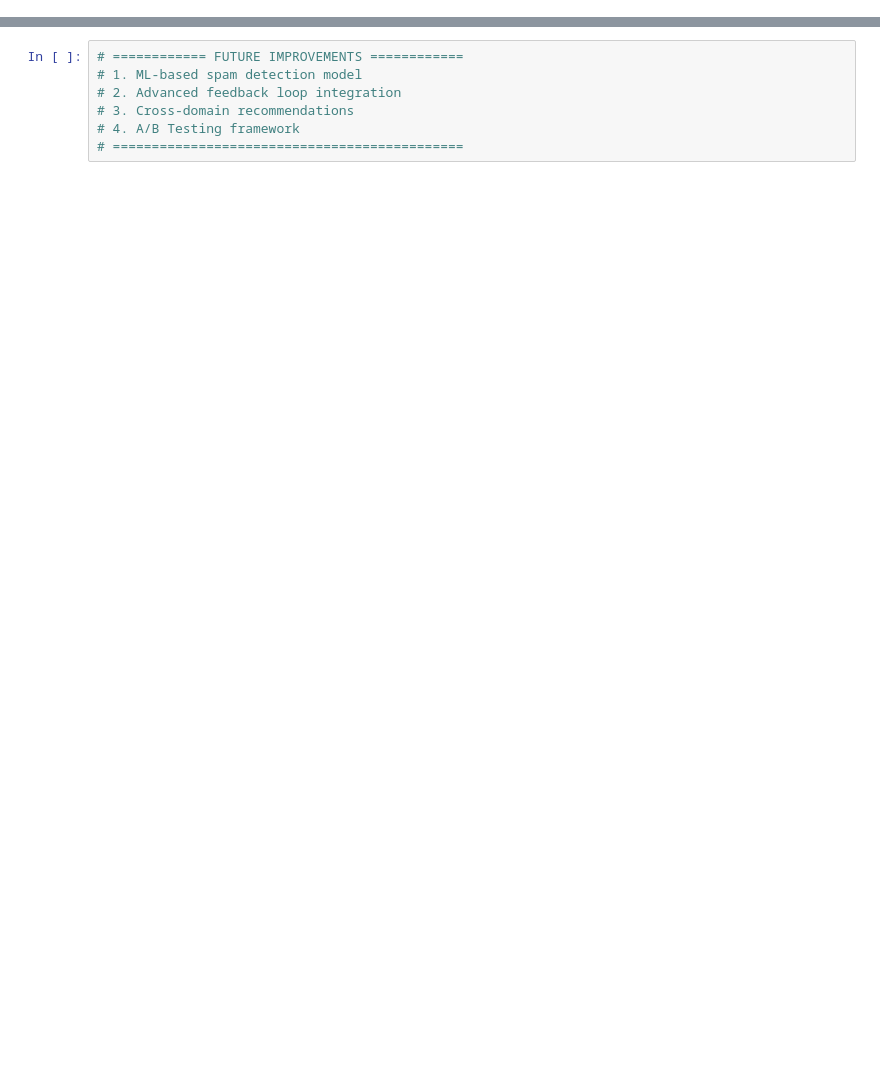
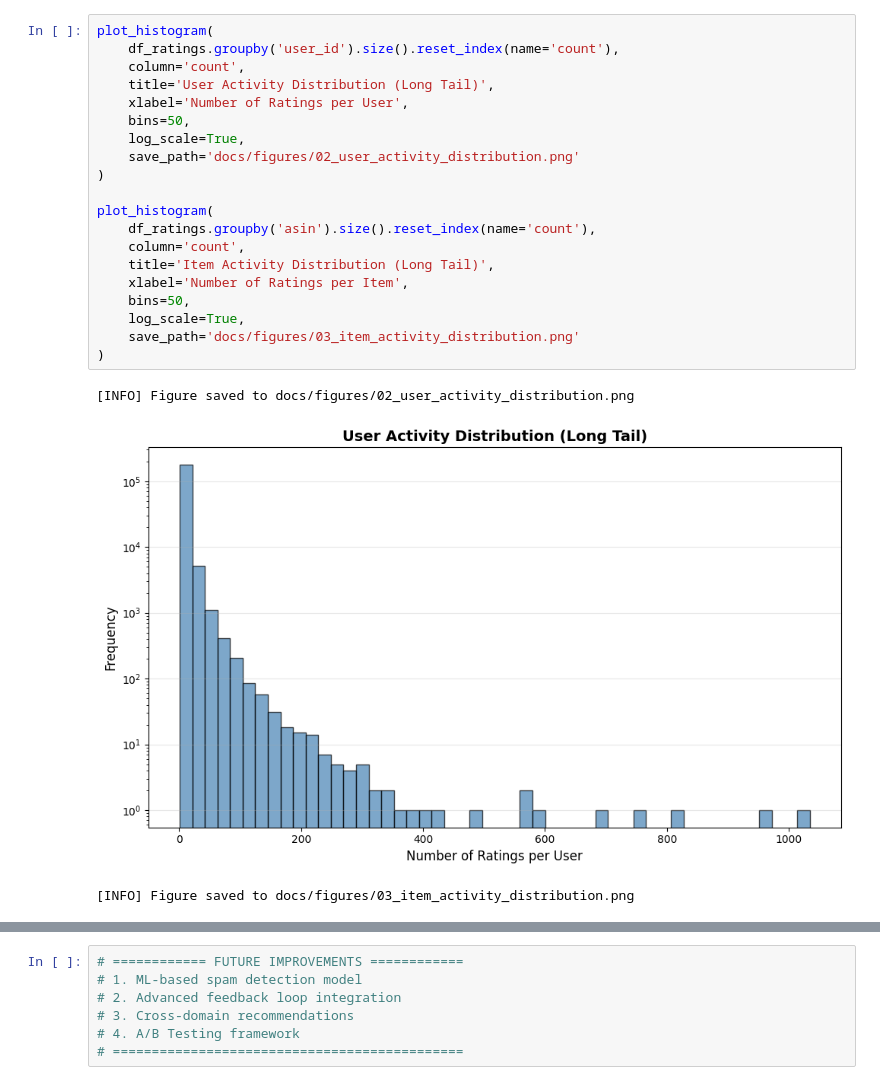
Before and after one commit to HossamAhmed119/Personalized-Recommendation-System-with-Feedback-Loop, a Jupyter notebook: notebooks/01_EDA.ipynb, the cells around one changed output, grey strips where cells are left out. Cells and saved outputs as stored; diff of their text form; blank space fills up the shorter version.

```diff
--- a/notebooks/01_EDA.ipynb
+++ b/notebooks/01_EDA.ipynb
@@ -576,0 +133,24 @@ plt.show()
+# %%
+plot_histogram(
+    df_ratings.groupby('user_id').size().reset_index(name='count'),
+    column='count',
+    title='User Activity Distribution (Long Tail)',
+    xlabel='Number of Ratings per User',
+    bins=50,
+    log_scale=True,
+    save_path='docs/figures/02_user_activity_distribution.png'
+)
+
+plot_histogram(
+    df_ratings.groupby('asin').size().reset_index(name='count'),
+    column='count',
+    title='Item Activity Distribution (Long Tail)',
+    xlabel='Number of Ratings per Item',
+    bins=50,
+    log_scale=True,
+    save_path='docs/figures/03_item_activity_distribution.png'
+)
+# %% [output]
+[INFO] Figure saved to docs/figures/02_user_activity_distribution.png
+[figure, added]
+[INFO] Figure saved to docs/figures/03_item_activity_distribution.png
```
Also changed, not shown: parts of 86 cells of this notebook, 34 other files.
